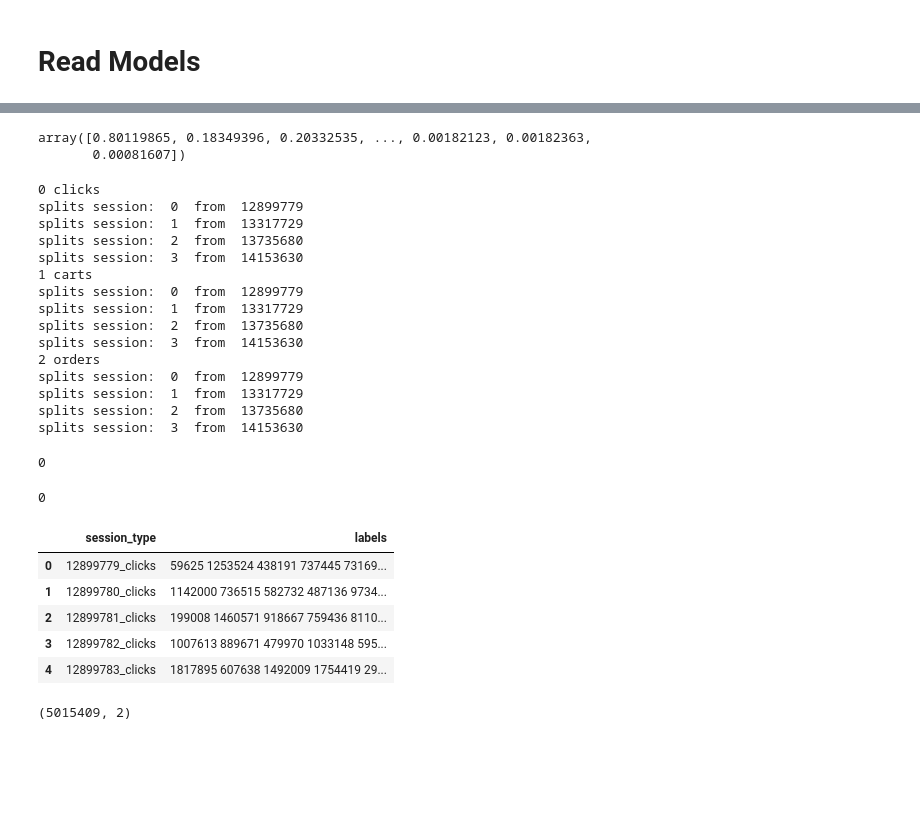
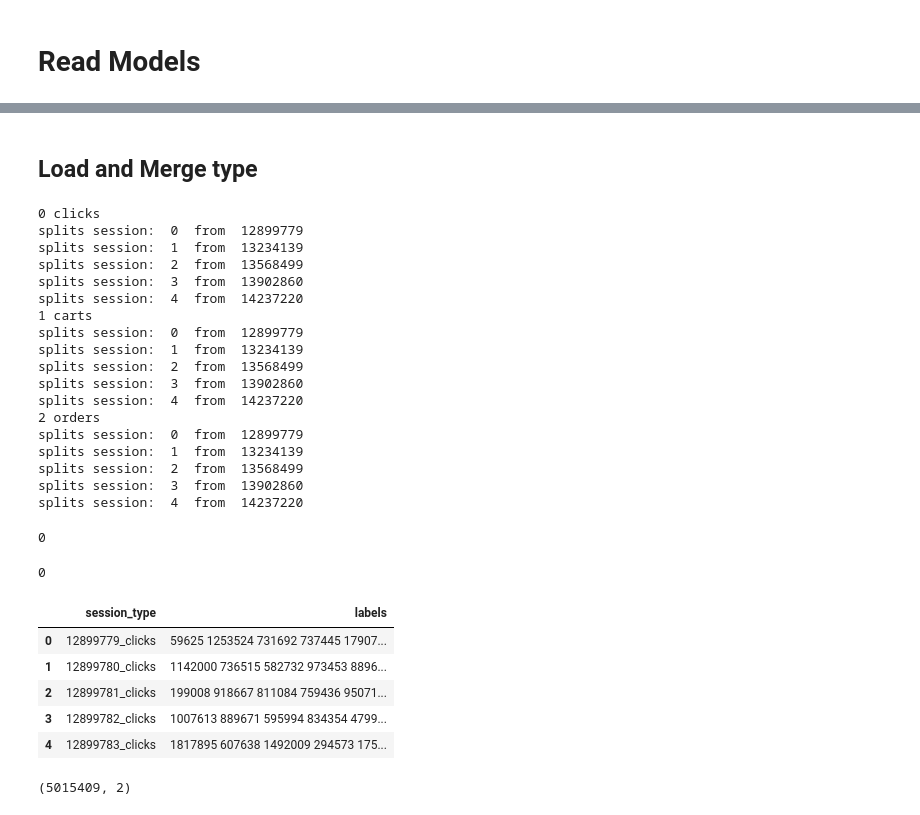
Before and after one commit to tetsuro731/OTTO-kaggle-tetsuro731, a Jupyter notebook: notebook/otto_lgb_test.ipynb, the cells around one changed output, grey strips where cells are left out. Cells and saved outputs as stored; diff of their text form; code cells hidden in the pictures; blank space fills up the shorter version.

```diff
--- a/notebook/otto_lgb_test.ipynb
+++ b/notebook/otto_lgb_test.ipynb
@@ -63,8 +72,8 @@ def reduce_memory(df):
     return df
 # %%
 def join_aid_features(df):
-    aid_df = pd.read_parquet('/content/drive/MyDrive/output/otto/test_aid_features.parquet')
-    week_list = ['4weeks', '3weeks', '2weeks', '1week']
+    aid_df = pd.read_parquet(f'{base_path}/output/otto/test_aid_features.parquet')
+    week_list = ['4weeks', '2weeks', '1week']
     aid_df['aid'] = aid_df['aid'].astype('int32')
     for i in week_list:
         aid_df[f'clicks_count_{i}'] = aid_df[f'clicks_count_{i}'].astype('int32')
@@ -74,7 +83,7 @@ def join_aid_features(df):
         aid_df[f'carts_rank_{i}'] = aid_df[f'carts_rank_{i}'].astype('int32')
         aid_df[f'orders_rank_{i}'] = aid_df[f'orders_rank_{i}'].astype('int32')
         for j in ['clicks', 'carts', 'orders']:
-            for k in [2,3,4]:
+            for k in [2,4]:
                 aid_df[f'aid_{j}_count_rate_1_{k}'] = aid_df[f'aid_{j}_count_rate_1_{k}'].astype('float32')
 
 
@@ -148,7 +160,7 @@ import lightgbm as lgb
 from itertools import combinations
 # %%
 #model = np.load(f'/content/drive/MyDrive/otto/otto_lgbm_fold0_clicks.pkl', allow_pickle=True)
-model = np.load(f'/content/drive/MyDrive/otto/otto_lgbm_fold0_orders.pkl', allow_pickle=True)
+model = np.load(f'{base_path}/otto/otto_lgbm_fold0_orders.pkl', allow_pickle=True)
 
 import matplotlib.pyplot as plt
 import seaborn as sns
@@ -186,8 +198,9 @@ plt.show()
 # %%
-ans_list = []
+#ans_list = []
 # 分割してpredictするための準備
 Nrow = test.shape[0]
-Ndiv = 5
+#Ndiv = 5
+Ndiv = 10
 n = int(Nrow // Ndiv) + 1
 x_test = test.drop(IGNORE_COL , axis=1)
 x_test_list = []
@@ -205,7 +218,7 @@ for target in type_list:
     # fold looop
     for fold in range(n_splits):
         print('fold=', fold)
-        model = np.load(f'/content/drive/MyDrive/otto/otto_lgbm_fold{fold}_{target}.pkl', allow_pickle=True)
+        model = np.load(f'{base_path}/otto/otto_lgbm_fold{fold}_{target}.pkl', allow_pickle=True)
 
         test_pred_list = []
         for i, v in enumerate(x_test_list):
@@ -220,7 +233,9 @@ for target in type_list:
         # testの場合はfoldの数で割る
         test_predictions += test_pred / n_splits
 
-    ans_list.append(test_predictions)
+    # dfに変換していったん保存
+    test_predictions = pd.DataFrame(test_predictions, columns=["score"])
+    test_predictions.to_parquet(f'{base_path}/otto/test_predictions_{target}.parquet')
     del test_predictions
     gc.collect()
 
@@ -247,9 +262,6 @@ test pred i= 4
 0
-# %%
-ans_list[0]
-# %% [output]
-array([0.80119865, 0.18349396, 0.20332535, ..., 0.00182123, 0.00182363,
-       0.00081607])
+# %% [markdown]
+## Load and Merge type
 # %%
 sub_df_list = []
 
@@ -258,9 +270,10 @@ test = test[['session', 'aid']]
 
 for i, t in enumerate(type_list):
     print(i, t)
-    df = pd.DataFrame(ans_list[i], columns=["score"])
+    #df = pd.DataFrame(ans_list[i], columns=["score"])
+    df = pd.read_parquet(f'{base_path}/otto/test_predictions_{t}.parquet')
     pred_df = pd.concat([test, df], axis=1)
-    #pred_df['aid'] = pred_df['aid'].astype('int32')
+    pred_df['aid'] = pred_df['aid'].astype('int32')
     del df
     gc.collect()
     for j in range(session_splits):
@@ -295,19 +308,22 @@ gc.collect()
 # %% [output]
 0 clicks
 splits session:  0  from  12899779
-splits session:  1  from  13317729
-splits session:  2  from  13735680
-splits session:  3  from  14153630
+splits session:  1  from  13234139
+splits session:  2  from  13568499
+splits session:  3  from  13902860
+splits session:  4  from  14237220
 1 carts
 splits session:  0  from  12899779
-splits session:  1  from  13317729
-splits session:  2  from  13735680
-splits session:  3  from  14153630
+splits session:  1  from  13234139
+splits session:  2  from  13568499
+splits session:  3  from  13902860
+splits session:  4  from  14237220
 2 orders
 splits session:  0  from  12899779
-splits session:  1  from  13317729
-splits session:  2  from  13735680
-splits session:  3  from  14153630
+splits session:  1  from  13234139
+splits session:  2  from  13568499
+splits session:  3  from  13902860
+splits session:  4  from  14237220
 0
 # %%
 #pred_df = pd.concat([sub_df_list[0], sub_df_list[1], sub_df_list[2]])
@@ -317,15 +333,15 @@ gc.collect()
 # %% [output]
 0
 # %%
-pred_df.to_csv("/content/drive/MyDrive/output/otto/test_preds.csv", index=False)
+pred_df.to_csv(f"{base_path}/output/otto/test_preds.csv", index=False)
 pred_df.head()
 # %% [output]
 |  | session_type | labels |
-| 0 | 12899779_clicks | 59625 1253524 438191 737445 73169... |
-| 1 | 12899780_clicks | 1142000 736515 582732 487136 9734... |
-| 2 | 12899781_clicks | 199008 1460571 918667 759436 8110... |
-| 3 | 12899782_clicks | 1007613 889671 479970 1033148 595... |
-| 4 | 12899783_clicks | 1817895 607638 1492009 1754419 29... |
+| 0 | 12899779_clicks | 59625 1253524 731692 737445 17907... |
+| 1 | 12899780_clicks | 1142000 736515 582732 973453 8896... |
+| 2 | 12899781_clicks | 199008 918667 811084 759436 95071... |
+| 3 | 12899782_clicks | 1007613 889671 595994 834354 4799... |
+| 4 | 12899783_clicks | 1817895 607638 1492009 294573 175... |
 # %%
 pred_df.shape
 # %% [output]
```
Also changed, not shown: parts of 13 cells of this notebook, 1 other file.
